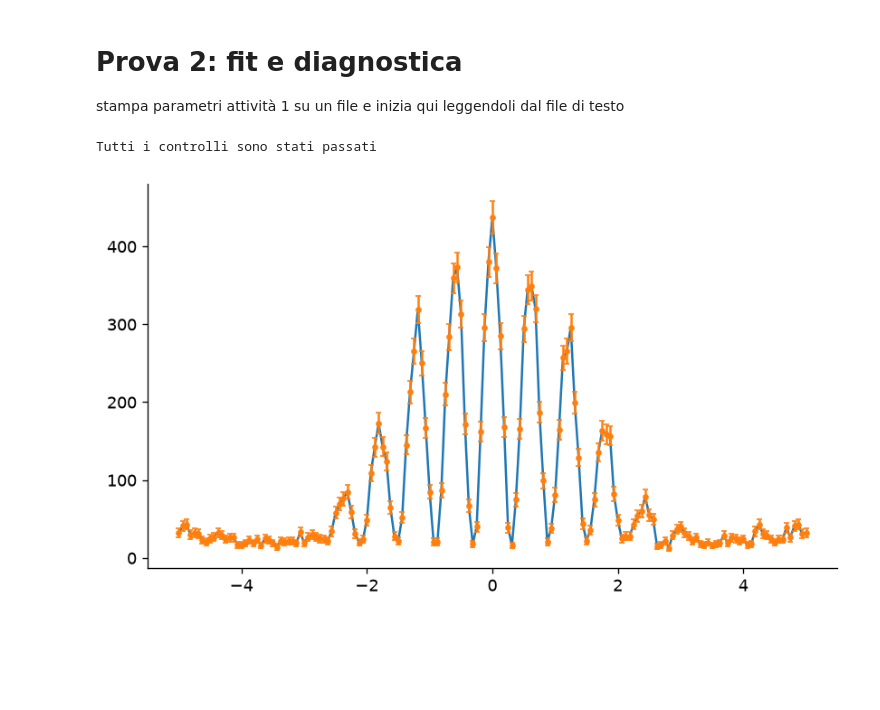
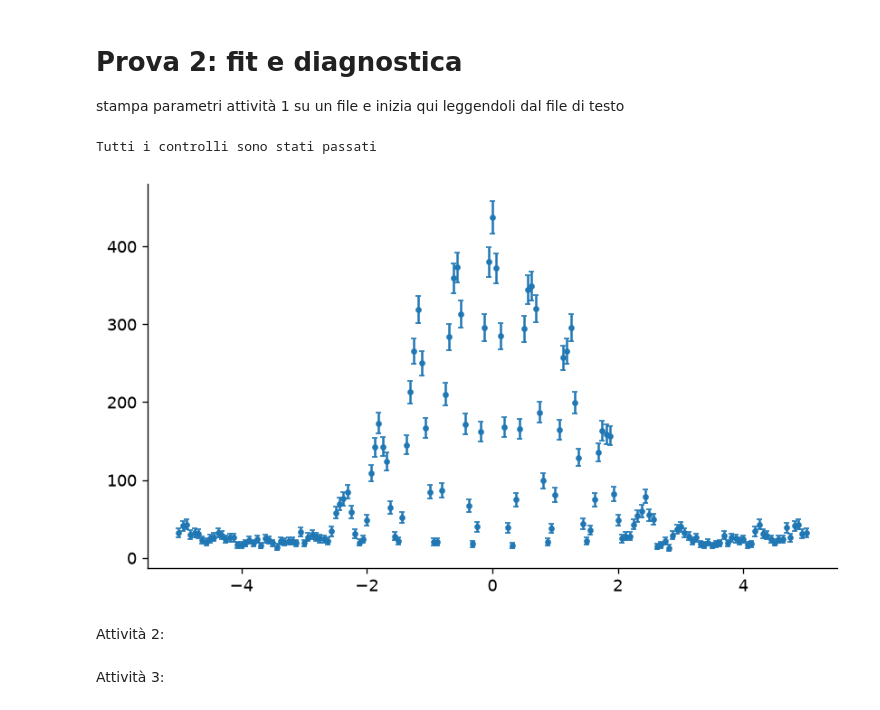
Before and after one commit to LeonardoZara/LabEMO-Romani-Mercanti-Zara, a Jupyter notebook: prova1.ipynb, the cells around one changed output. Saved outputs shown, nothing was run; the diff lists cells and outputs as text; code cells hidden in the pictures; blank space fills up the shorter version.

Commit message:
fine attività 2

```diff
--- a/prova1.ipynb
+++ b/prova1.ipynb
@@ -135,32 +135,34 @@ stampa parametri attività 1 su un file e inizia qui leggendoli dal file di test
 # %%
 matrice_dati=np.column_stack((points, n, np.sqrt(n)))
 np.savetxt('data.txt', matrice_dati, delimiter='\t', header='x\ty\tsigma_y')
 dati=np.genfromtxt("data.txt", delimiter='\t', names=True)
 x=dati["x"]
 y=dati["y"]
 sigma_y=dati["sigma_y"]
 
 def verifica (x,y,sigma_y) :
     if not (len(x)==len(y)==len(sigma_y)):
         raise ValueError("Array di lunghezze diverse")
     if not (np.all(np.isfinite(x)) and np.all(np.isfinite(y)) and np.all(np.isfinite(sigma_y))):
             raise ValueError("Array con valori non finiti")
     if not np.all(sigma_y>0):
             raise ValueError("Gli errori sono negativi")
     if not np.all(np.diff(x)>0):
             raise ValueError("Posizioni non ordinate")
     print("Tutti i controlli sono stati passati")
     return True
 
 verifica(x,y,sigma_y)
 
-fondo= np.minimum(y)
-massimo= np.maximum(y)
+fondo= np.min(y)
+massimo= np.max(y)
 
 
-plt.plot(x,y)
+
 plt.errorbar(x,y,yerr=sigma_y,fmt='o', markersize=3, capsize=2)
 plt.show()
 # %% [output]
 Tutti i controlli sono stati passati
-[figure, old version]
+[figure, new version]
+# %% [markdown]
+Attività 2:
@@ -166,0 +175,2 @@ Tutti i controlli sono stati passati
+# %% [markdown]
+Attività 3:
```
Also changed, not shown: parts of 1 cell of this notebook.
